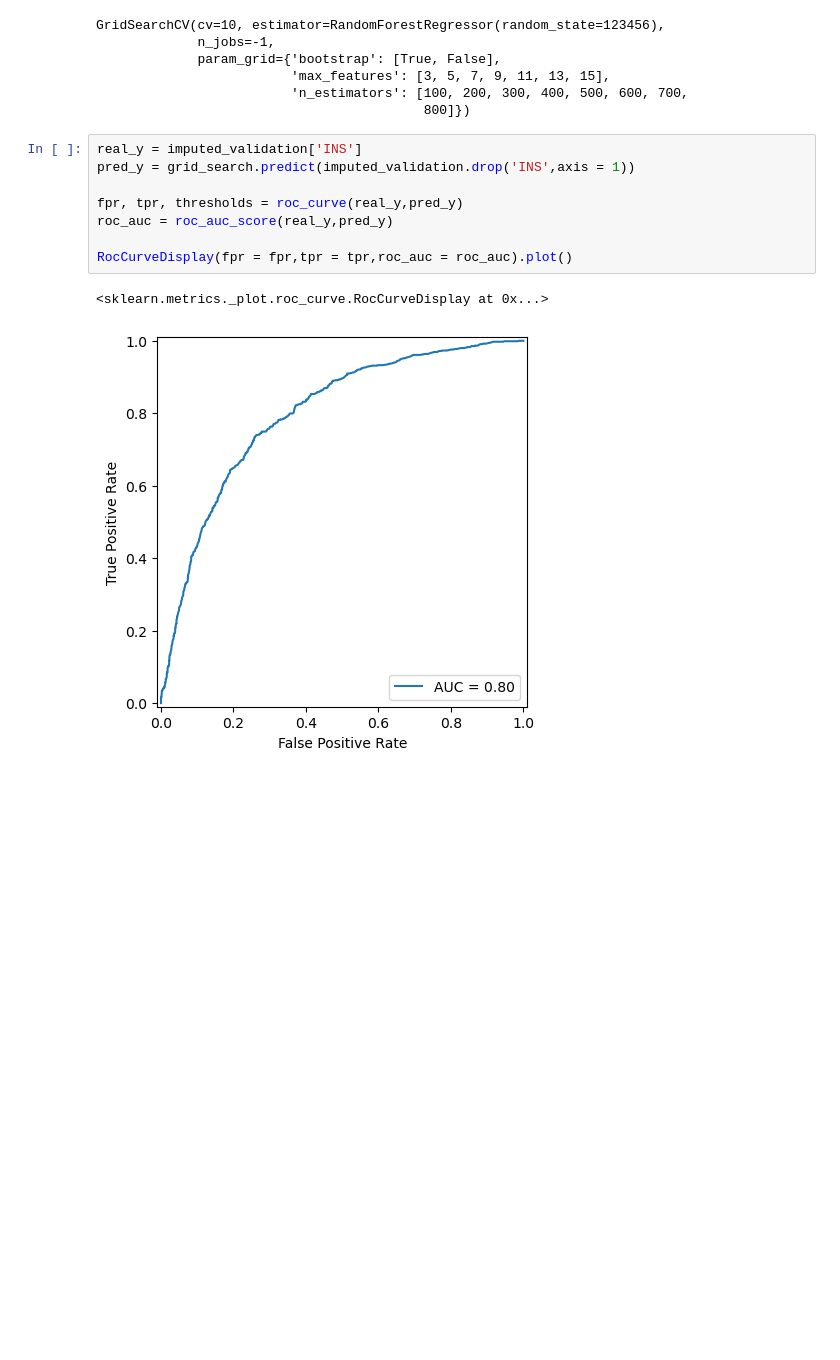
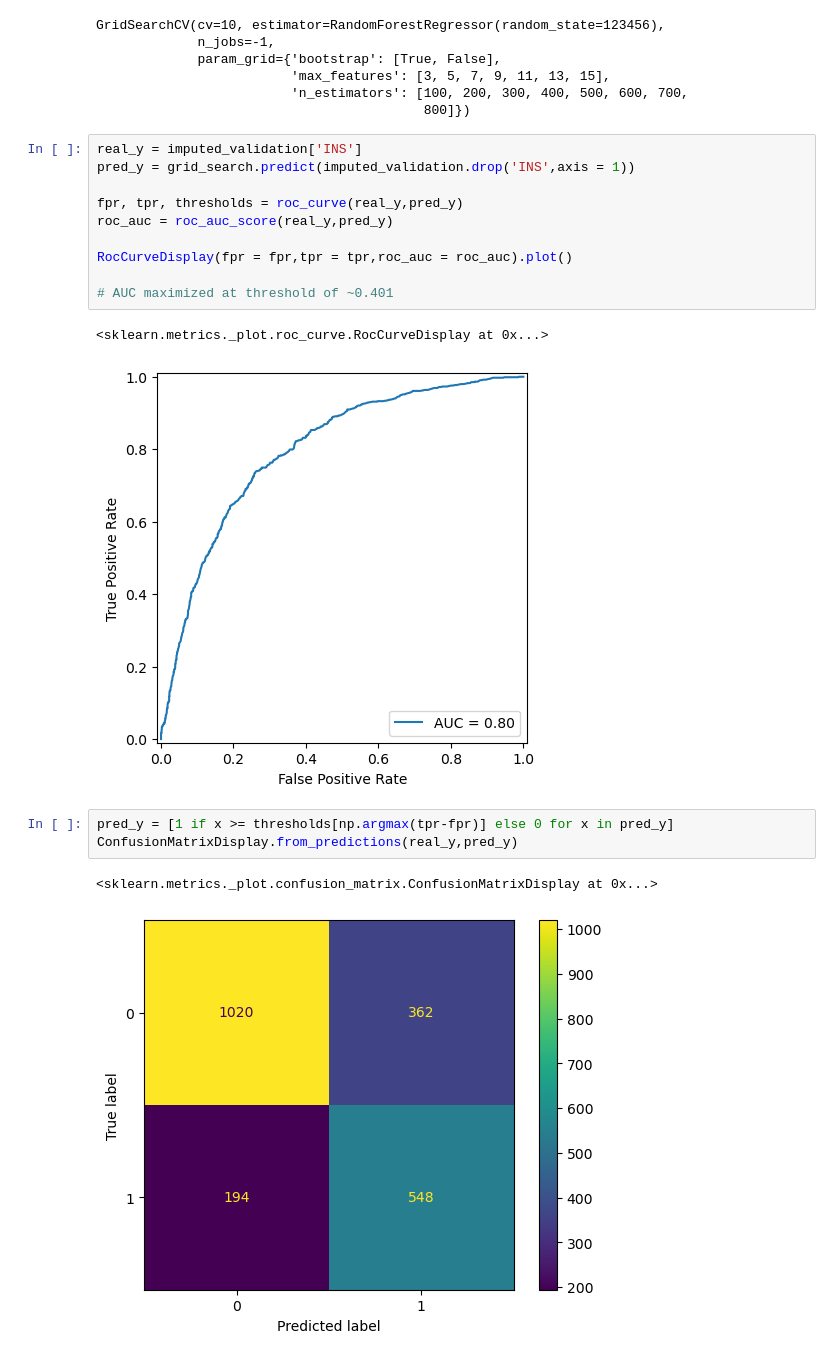
Before and after one commit to jmeslow/IAA-Projects, a Jupyter notebook: Machine Learning/code.ipynb, the cells around one changed output. Saved outputs shown, nothing was run; the diff lists cells and outputs as text; blank space fills up the shorter version.

```diff
--- a/Machine Learning/code.ipynb
+++ b/Machine Learning/code.ipynb
@@ -94,6 +96,14 @@ fpr, tpr, thresholds = roc_curve(real_y,pred_y)
 roc_auc = roc_auc_score(real_y,pred_y)
 
 RocCurveDisplay(fpr = fpr,tpr = tpr,roc_auc = roc_auc).plot()
+
+# AUC maximized at threshold of ~0.401
 # %% [output]
 <sklearn.metrics._plot.roc_curve.RocCurveDisplay at 0x...>
 [figure]
+# %%
+pred_y = [1 if x >= thresholds[np.argmax(tpr-fpr)] else 0 for x in pred_y]
+ConfusionMatrixDisplay.from_predictions(real_y,pred_y)
+# %% [output]
+<sklearn.metrics._plot.confusion_matrix.ConfusionMatrixDisplay at 0x...>
+[figure, added]
```
Also changed, not shown: parts of 6 cells of this notebook.
